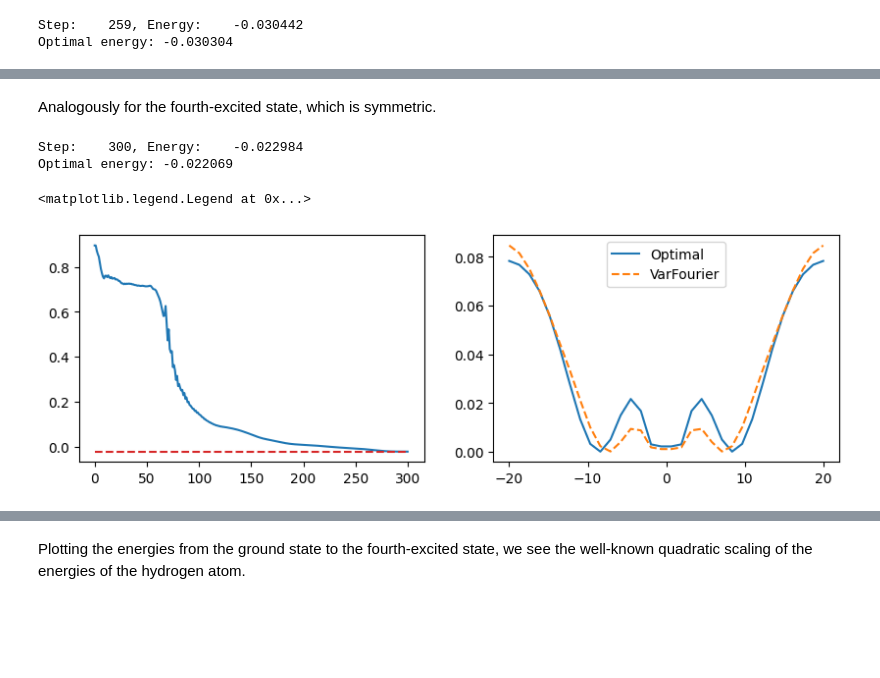
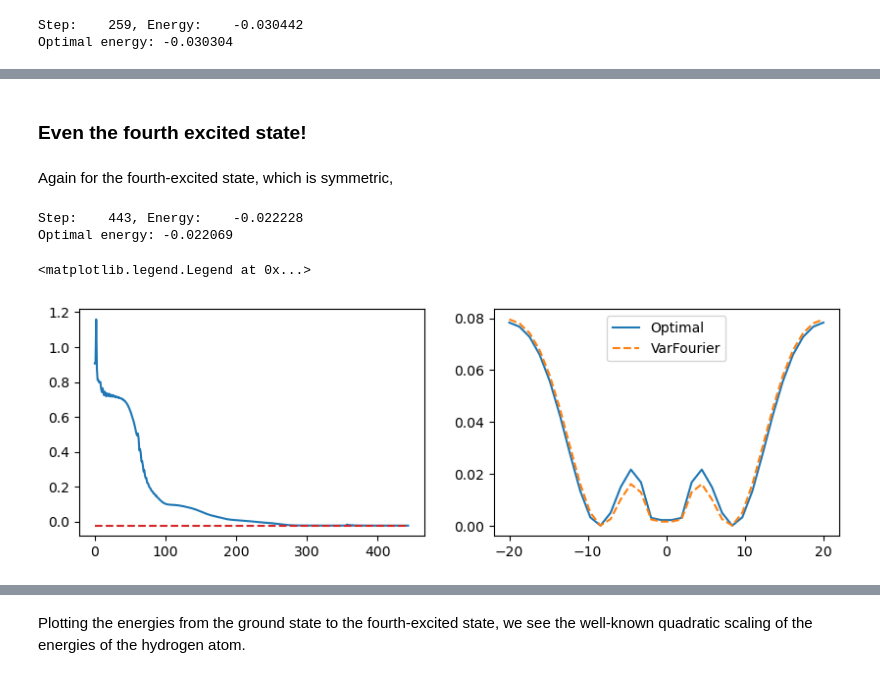
Before and after one commit to jgidi/VFA-Schrodinger-like-equations, a Jupyter notebook: tutorial/4_H_atom.ipynb, the cells around one changed output, grey strips where cells are left out. Drawn from its saved outputs; the diff is of its cells as text; code cells hidden in the pictures; blank space fills up the shorter version.

```diff
--- a/tutorial/4_H_atom.ipynb
+++ b/tutorial/4_H_atom.ipynb
@@ -56,7 +56,6 @@ varqft = VarFourier( H,
 params_init = 1e-3 * np.random.randn( num_params )
 
 params_ground, energies_ground = varqft.run(params_init,
-                                            max_iterations=300,
                                             learning_rate=0.1,
                                             conv_tol=1e-6)
 
@@ -145,10 +150,8 @@ params_init_ex2 = 1e-3 * np.random.randn( num_params )
 # %%
-# params_init_ex2 = 1e-3 * np.random.randn( num_params )
+print(f'Optimal energy: {vals[2]:.6f}')
 
+params_init_ex2 = 1e-3 * np.random.randn( num_params )
 params_excited2, energies_excited2 = varqft.run(params_init_ex2,
-                                                max_iterations=300,
-                                                learning_rate=0.1,
-                                                conv_tol=1e-5)
-
-print(f'Optimal energy: {vals[2]:.6f}')
+                                                learning_rate=0.05,
+                                                conv_tol=1e-6)
 # %% [output]
@@ -183,14 +189,11 @@ varqft.add_ortho(values = [25],
 
 varqft.set_var_state(ansatz_antisym.construct_circuit)
 # %%
+print(f'Optimal energy: {vals[3]:.6f}')
+
 params_init_ex3 = 1e-3 * np.random.randn( num_params )
-
 params_excited3, energies_excited3 = varqft.run(params_init_ex3,
-                                                max_iterations=300,
-                                                learning_rate=0.1,
                                                 conv_tol=1e-6)
-
-print(f'Optimal energy: {vals[3]:.6f}')
 # %% [output]
 Step:    259, Energy:    -0.030442
 Optimal energy: -0.030304
@@ -216,5 +221,7 @@ fidelity
+# %% [markdown]
+### Even the fourth excited state!
 # %% [markdown]
-Analogously for the fourth-excited state, which is symmetric.
+Again for the fourth-excited state, which is symmetric,
 # %%
 varqft.add_ortho(values = [25],
                     params = [params_excited3[-1]],
@@ -222,31 +229,30 @@ varqft.add_ortho(values = [25],
 
 varqft.set_var_state(ansatz_sym.construct_circuit)
 # %%
+print(f'Optimal energy: {vals[4]:.6f}')
+
 params_init_ex4 = 1e-3 * np.random.randn(num_params)
-
 params_excited4, energies_excited4 = varqft.run(params_init_ex4,
-                                                max_iterations=300,
-                                                learning_rate=0.1,
-                                                conv_tol=1e-5)
-
-print(f'Optimal energy: {vals[4]:.6f}')
+                                                conv_tol=1e-6)
 # %% [output]
-Step:    300, Energy:    -0.022984
+Step:    443, Energy:    -0.022228
 Optimal energy: -0.022069
 # %%
-fig, ax = plt.subplots(1, 2, figsize=(10,3))
+fig, ax = plt.subplots(1, 2, figsize=(10, 3))
 
-ax[0].plot( energies_excited4 )
-ax[0].hlines( vals[4], 0, len(energies_excited4), colors='tab:red', linestyles='--' )
+excited_state4 = varqft.state(params_excited4[-1])
 
-excited_state4 = varqft.state( params_excited4[-1] )
+ax[0].plot(energies_excited4)
+ax[0].hlines(vals[4], 0, len(energies_excited4), colors="tab:red", linestyles="--")
+ax[0].set_xlabel("Iteration number")
+ax[0].set_ylabel("Energy")
 
-ax[1].plot( X.eigvals(), np.abs(vecs[4])**2)
-ax[1].plot( X.eigvals(), np.abs(excited_state4)**2, '--')
-ax[1].legend(['Optimal','VarFourier'])
+ax[1].plot(X.eigvals(), np.abs(vecs[4]) ** 2)
+ax[1].plot(X.eigvals(), np.abs(excited_state4) ** 2, "--")
+ax[1].legend(["Optimal", "VarFourier"])
 # %% [output]
 <matplotlib.legend.Legend at 0x...>
-[figure, old version]
+[figure, new version]
 # %%
 fidelity = abs(np.vdot(excited_state4, vecs[4]))**2
 fidelity
```
Also changed, not shown: parts of 35 cells of this notebook, 2 other files.
